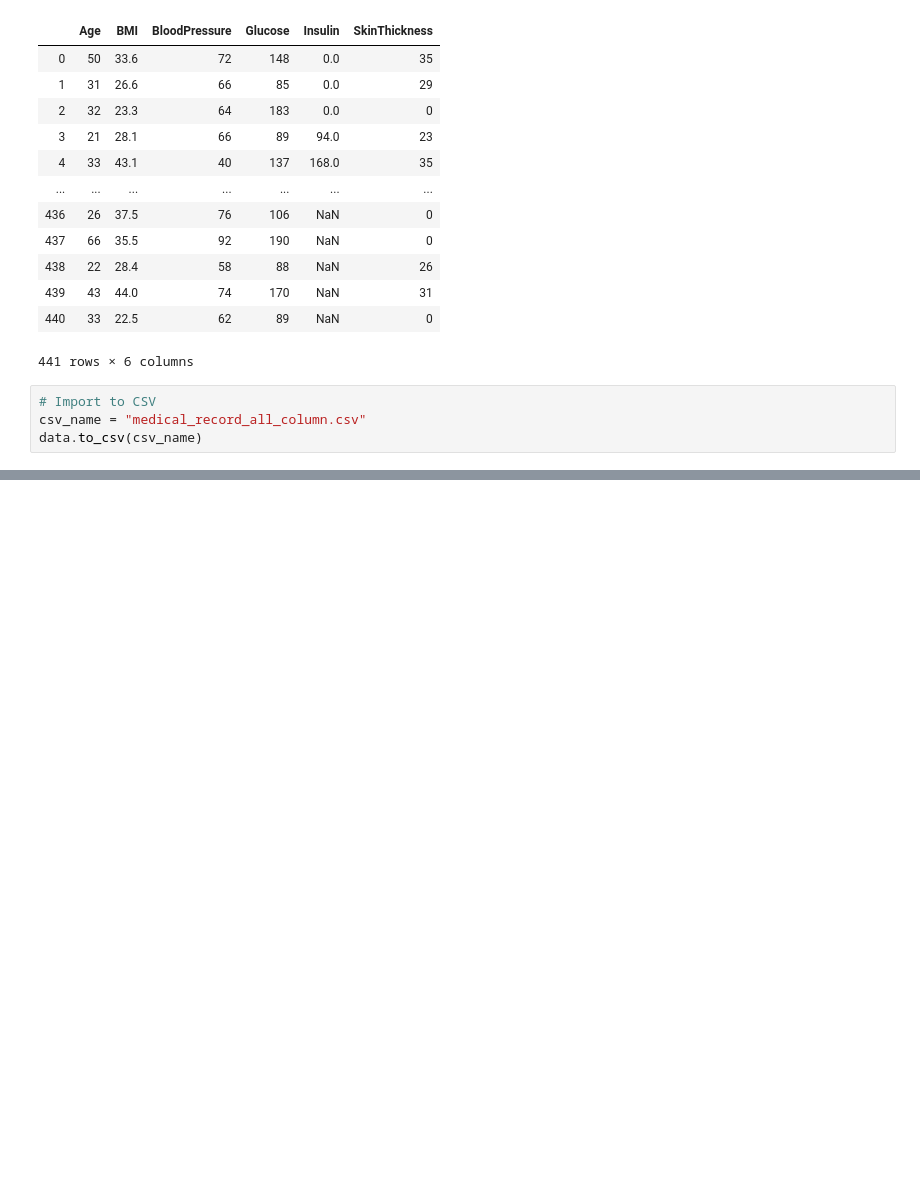
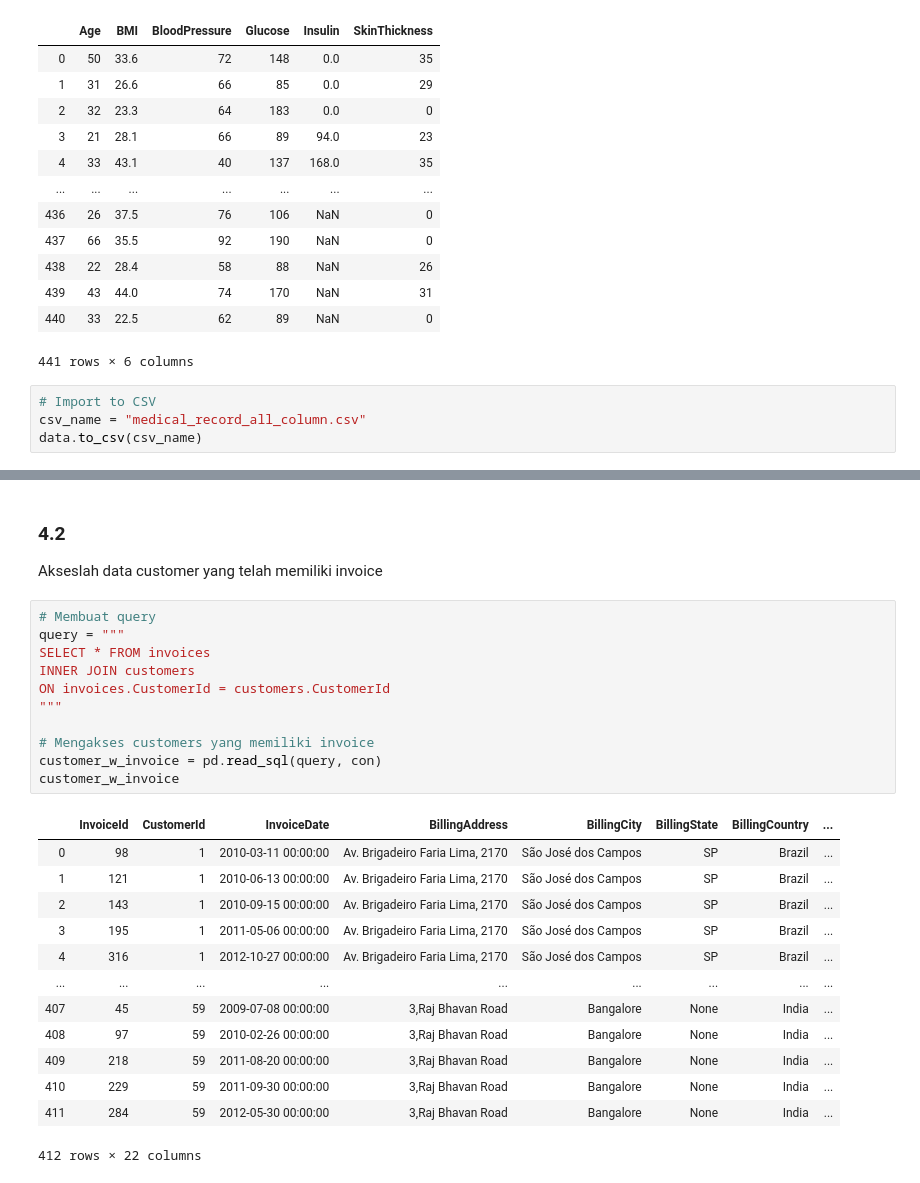
Before and after one commit to rochiekop/data-science, a Jupyter notebook: Data Visualization & Data Wrangling/materials/pandas_data_structure.ipynb, the cells around one changed output, grey strips where cells are left out. Saved outputs shown, nothing was run; the diff lists cells and outputs as text; blank space fills up the shorter version.

```diff
--- a/Data Visualization & Data Wrangling/materials/pandas_data_structure.ipynb
+++ b/Data Visualization & Data Wrangling/materials/pandas_data_structure.ipynb
@@ -855,0 +882,28 @@ data[["BMI","Age"]].to_excel(csv_name)
+# %% [markdown]
+### 4.2
+Akseslah data customer yang telah memiliki invoice
+# %%
+# Membuat query
+query = """
+SELECT * FROM invoices
+INNER JOIN customers
+ON invoices.CustomerId = customers.CustomerId
+"""
+
+# Mengakses customers yang memiliki invoice
+customer_w_invoice = pd.read_sql(query, con)
+customer_w_invoice
+# %% [output]
+|  | InvoiceId | CustomerId | InvoiceDate | BillingAddress | BillingCity | BillingState | BillingCountry | ... |
+| 0 | 98 | 1 | 2010-03-11 00:00:00 | Av. Brigadeiro Faria Lima, 2170 | São José dos Campos | SP | Brazil | ... |
+| 1 | 121 | 1 | 2010-06-13 00:00:00 | Av. Brigadeiro Faria Lima, 2170 | São José dos Campos | SP | Brazil | ... |
+| 2 | 143 | 1 | 2010-09-15 00:00:00 | Av. Brigadeiro Faria Lima, 2170 | São José dos Campos | SP | Brazil | ... |
+| 3 | 195 | 1 | 2011-05-06 00:00:00 | Av. Brigadeiro Faria Lima, 2170 | São José dos Campos | SP | Brazil | ... |
+| 4 | 316 | 1 | 2012-10-27 00:00:00 | Av. Brigadeiro Faria Lima, 2170 | São José dos Campos | SP | Brazil | ... |
+| ... | ... | ... | ... | ... | ... | ... | ... | ... |
+| 407 | 45 | 59 | 2009-07-08 00:00:00 | 3,Raj Bhavan Road | Bangalore | None | India | ... |
+| 408 | 97 | 59 | 2010-02-26 00:00:00 | 3,Raj Bhavan Road | Bangalore | None | India | ... |
+| 409 | 218 | 59 | 2011-08-20 00:00:00 | 3,Raj Bhavan Road | Bangalore | None | India | ... |
+| 410 | 229 | 59 | 2011-09-30 00:00:00 | 3,Raj Bhavan Road | Bangalore | None | India | ... |
+| 411 | 284 | 59 | 2012-05-30 00:00:00 | 3,Raj Bhavan Road | Bangalore | None | India | ... |
+412 rows × 22 columns
```
Also changed, not shown: parts of 8 cells of this notebook, 1 other file.
